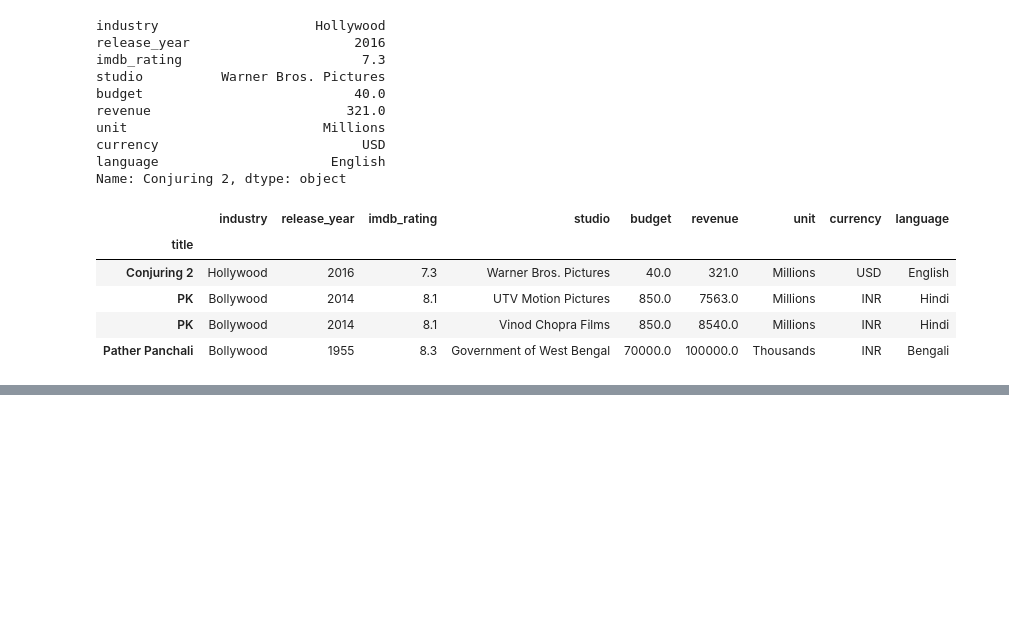
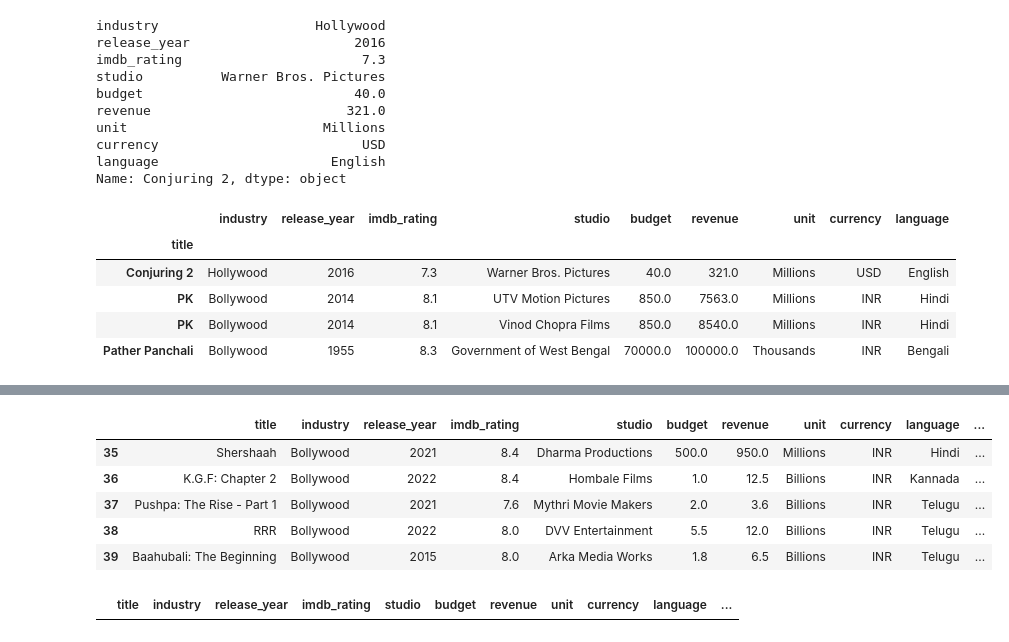
Before and after one commit to Gani25/python_weekend_b1, a Jupyter notebook: pandas/2_basic_oprerations/pandas_operation1.ipynb, the cells around one changed output, grey strips where cells are left out. Drawn from its saved outputs; the diff is of its cells as text; code cells hidden in the pictures; blank space fills up the shorter version.

```diff
--- a/pandas/2_basic_oprerations/pandas_operation1.ipynb
+++ b/pandas/2_basic_oprerations/pandas_operation1.ipynb
@@ -279,0 +307,13 @@ df_movies.head()
+# %%
+df_movies.tail()
+# %% [output]
+|  | title | industry | release_year | imdb_rating | studio | budget | revenue | unit | currency | language | ... |
+| 35 | Shershaah | Bollywood | 2021 | 8.4 | Dharma Productions | 500.0 | 950.0 | Millions | INR | Hindi | ... |
+| 36 | K.G.F: Chapter 2 | Bollywood | 2022 | 8.4 | Hombale Films | 1.0 | 12.5 | Billions | INR | Kannada | ... |
+| 37 | Pushpa: The Rise - Part 1 | Bollywood | 2021 | 7.6 | Mythri Movie Makers | 2.0 | 3.6 | Billions | INR | Telugu | ... |
+| 38 | RRR | Bollywood | 2022 | 8.0 | DVV Entertainment | 5.5 | 12.0 | Billions | INR | Telugu | ... |
+| 39 | Baahubali: The Beginning | Bollywood | 2015 | 8.0 | Arka Media Works | 1.8 | 6.5 | Billions | INR | Telugu | ... |
+# %%
+df_movies[df_movies["profit"] <= 0]
+# %% [output]
+|  | title | industry | release_year | imdb_rating | studio | budget | revenue | unit | currency | language | ... |
```
Also changed, not shown: parts of 5 cells of this notebook.
